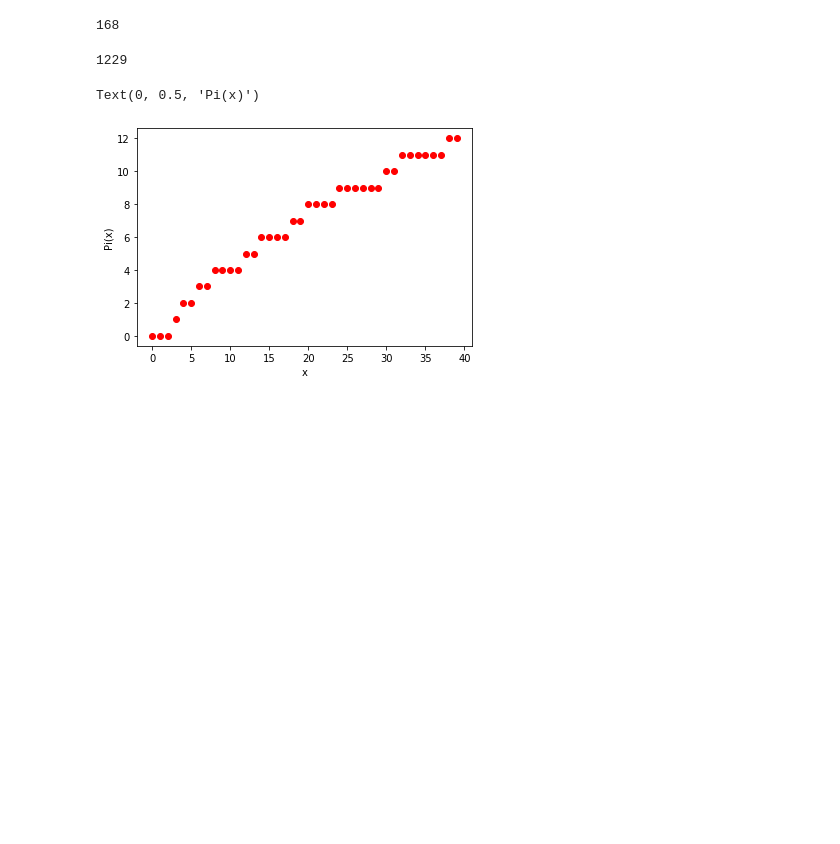
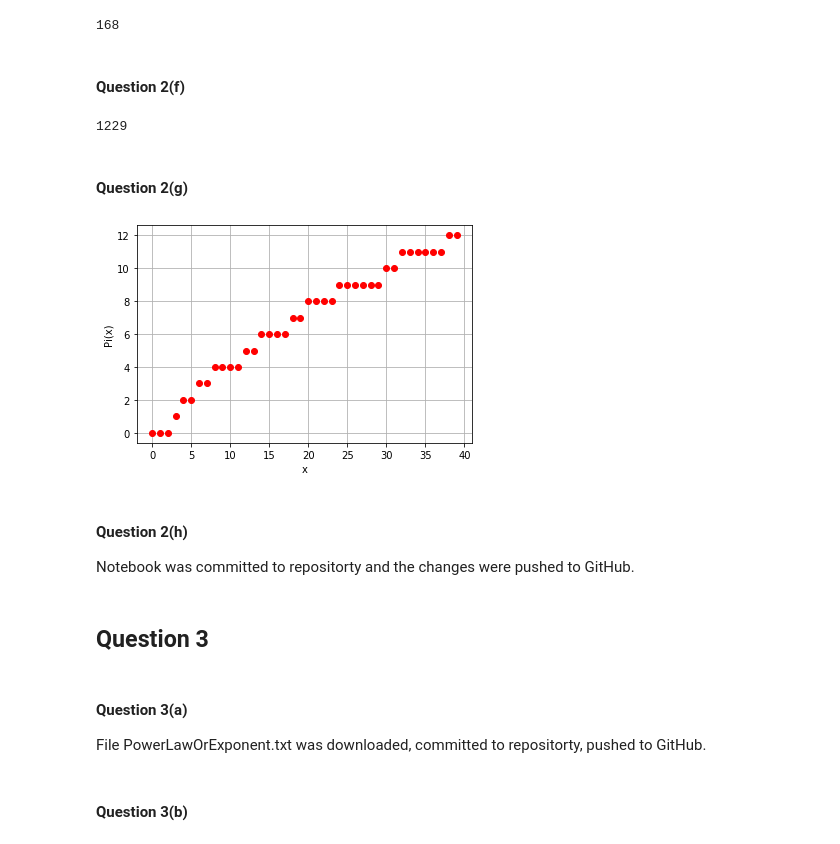
Before and after one commit to Maksymilian5275/ACM20030-Assignments, a Jupyter notebook: ACM20030-Assignment-1.ipynb, the cells around one changed output. Saved outputs shown, nothing was run; the diff lists cells and outputs as text; code cells hidden in the pictures; blank space fills up the shorter version.

```diff
--- a/ACM20030-Assignment-1.ipynb
+++ b/ACM20030-Assignment-1.ipynb
@@ -64,4 +67,6 @@ for i in range(1,1000):
 print(NumOfPrimes)
 # %% [output]
 168
+# %% [markdown]
+#### Question 2(f)
 # %%
@@ -86,6 +89,8 @@ PrimeCount(1000)
 PrimeCount(10000)
 # %% [output]
 1229
+# %% [markdown]
+#### Question 2(g)
 # %%
 #Question 2g
 
@@ -98,7 +103,17 @@ while i<np.size(Pi):
 # %%
 plt.plot(x, Pi, 'ro')
 plt.xlabel('x')
 plt.ylabel('Pi(x)')
+plt.grid()
 # %% [output]
-Text(0, 0.5, 'Pi(x)')
-[figure, old version]
+[figure, new version]
+# %% [markdown]
+#### Question 2(h)
+Notebook was committed to repositorty and the changes were pushed to GitHub.
+# %% [markdown]
+## Question 3
+# %% [markdown]
+#### Question 3(a)
+File PowerLawOrExponent.txt was downloaded, committed to repositorty, pushed to GitHub.
+# %% [markdown]
+#### Question 3(b)
```
Also changed, not shown: parts of 20 cells of this notebook.
